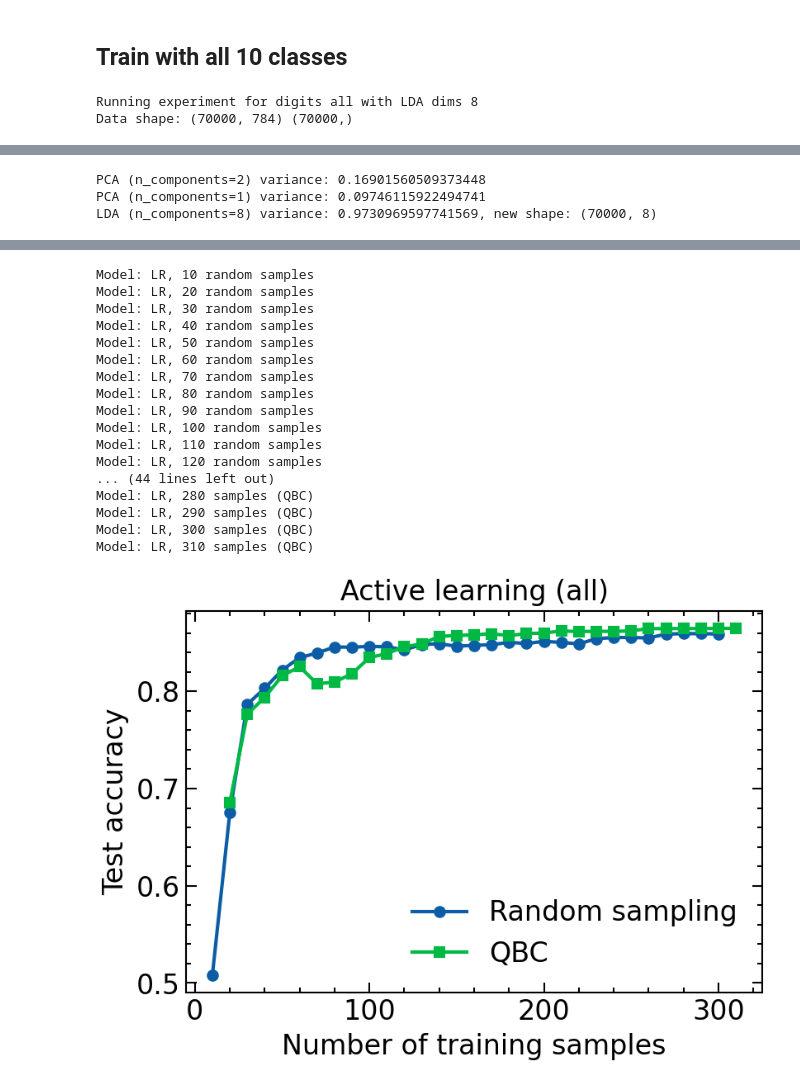
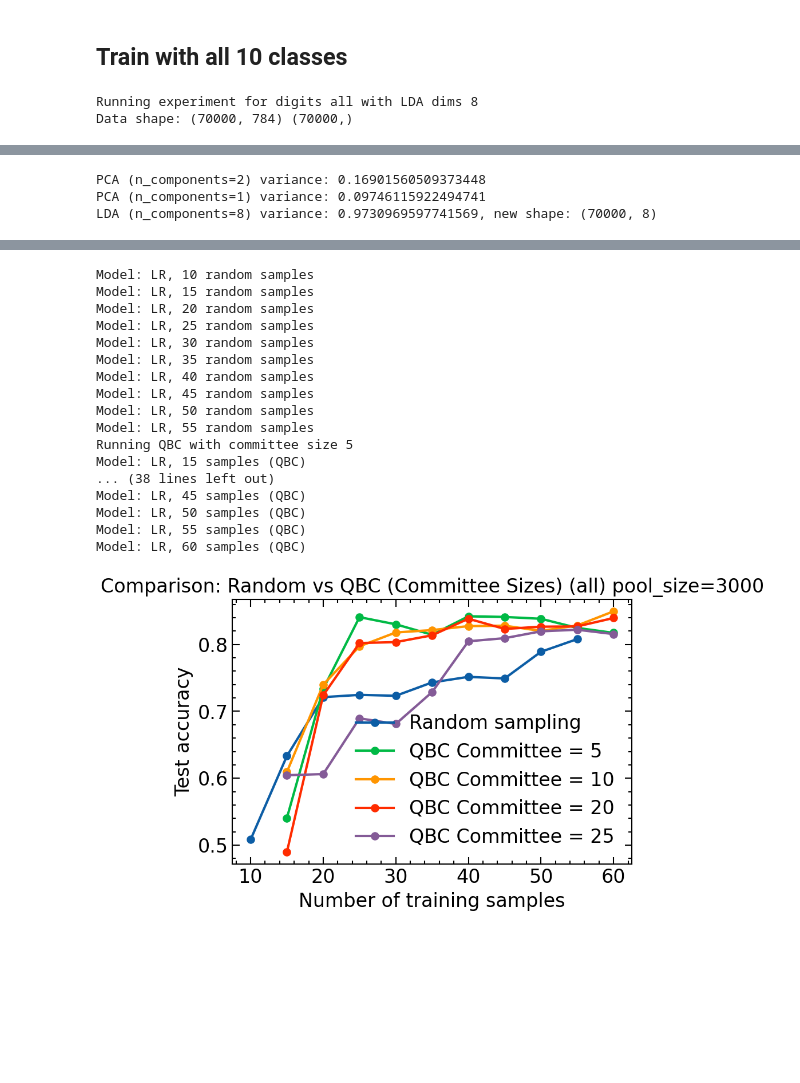
Before and after one commit to amapy-00/miniproject_2_02463, a Jupyter notebook: main.ipynb, the cells around one changed output, grey strips where cells are left out. Saved outputs shown, nothing was run; the diff lists cells and outputs as text; code cells hidden in the pictures; blank space fills up the shorter version.

```diff
--- a/main.ipynb
+++ b/main.ipynb
@@ -75,38 +75,38 @@ Model: LR, 160 samples (QBC)
 ## Train with all 10 classes
 # %%
 # Experiment 3: All digits; LDA with 8 components; different active learning parameters
-exp3_params = {'initial_samples': 10, 'added_samples': 10, 'num_iterations': 30}
+exp3_params = {'initial_samples': 10, 'added_samples': 5, 'num_iterations': 10, 'committee_sizes': [5,10,20,25]}
 run_experiment("all", lda_dims=8, active_params=exp3_params, legend_labels=('Random sampling', 'QBC'))
 # %% [output]
 Running experiment for digits all with LDA dims 8
 Data shape: (70000, 784) (70000,)
 [figure]
 PCA (n_components=2) variance: 0.16901560509373448
 PCA (n_components=1) variance: 0.09746115922494741
 LDA (n_components=8) variance: 0.9730969597741569, new shape: (70000, 8)
 [figure]
 [figure]
 [figure]
 [figure]
 [figure]
 [figure]
 [figure]
 [figure]
 Model: LR, 10 random samples
+Model: LR, 15 random samples
 Model: LR, 20 random samples
+Model: LR, 25 random samples
 Model: LR, 30 random samples
+Model: LR, 35 random samples
 Model: LR, 40 random samples
+Model: LR, 45 random samples
 Model: LR, 50 random samples
-Model: LR, 60 random samples
-Model: LR, 70 random samples
-Model: LR, 80 random samples
-Model: LR, 90 random samples
-Model: LR, 100 random samples
-Model: LR, 110 random samples
-Model: LR, 120 random samples
-... (44 lines left out)
-Model: LR, 280 samples (QBC)
-Model: LR, 290 samples (QBC)
-Model: LR, 300 samples (QBC)
-Model: LR, 310 samples (QBC)
+Model: LR, 55 random samples
+Running QBC with committee size 5
+Model: LR, 15 samples (QBC)
+... (38 lines left out)
+Model: LR, 45 samples (QBC)
+Model: LR, 50 samples (QBC)
+Model: LR, 55 samples (QBC)
+Model: LR, 60 samples (QBC)
-[figure, old version]
+[figure, new version]
```
Also changed, not shown: parts of 2 cells of this notebook, 1 other file.
